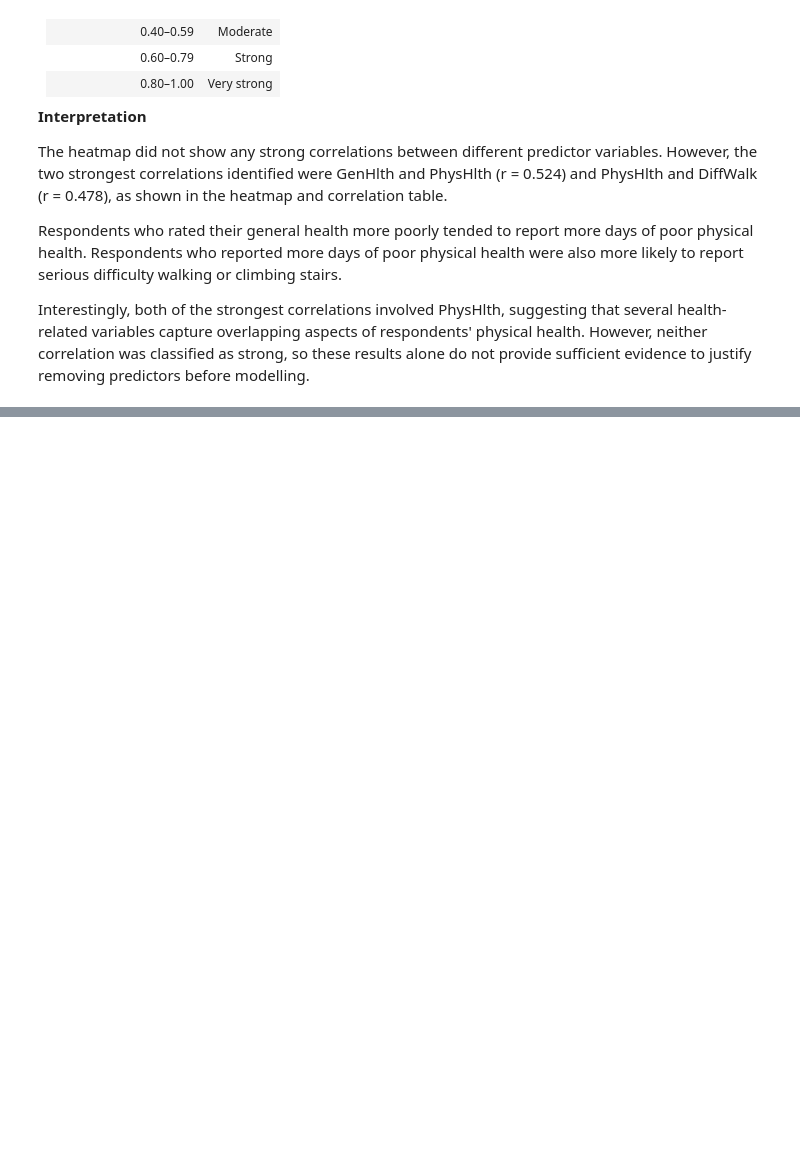
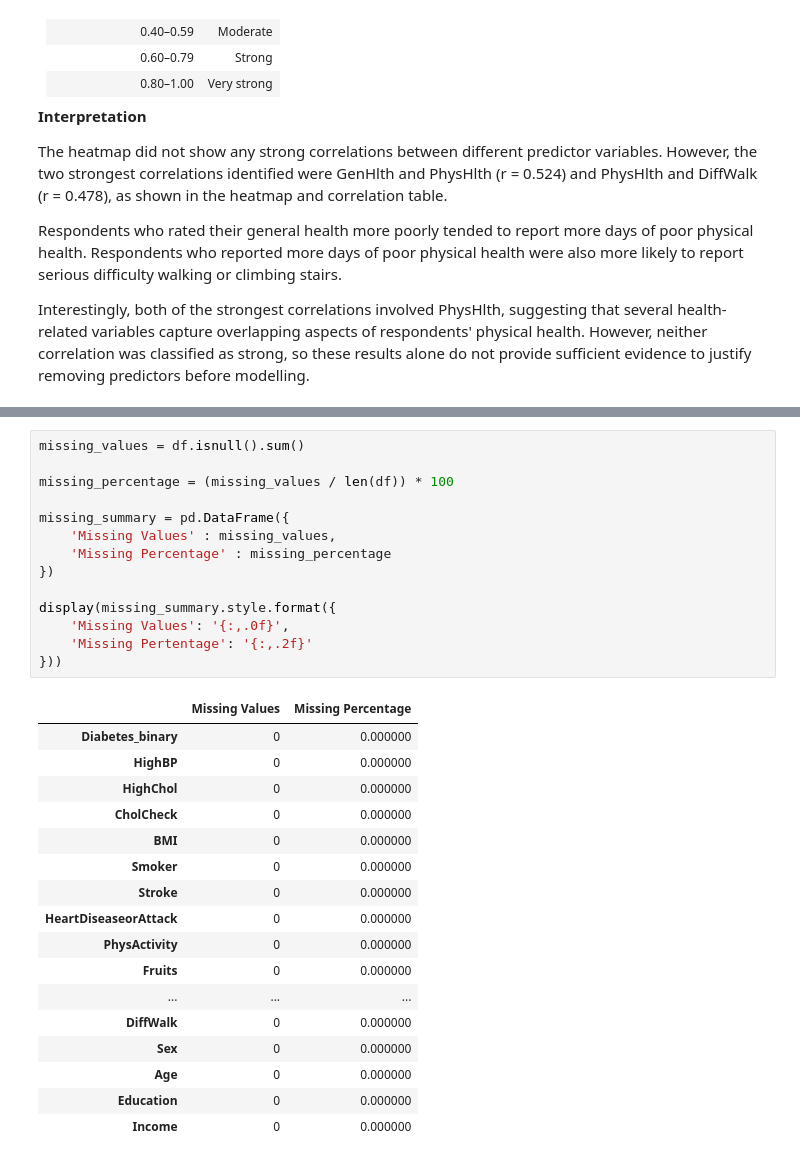
Before and after one commit to Ahmad-1031/DA_CA2, a Jupyter notebook: Notebooks/diabetes_crisp_dm.ipynb, the cells around one changed output, grey strips where cells are left out. Cells and saved outputs as stored; diff of their text form; blank space fills up the shorter version.

Commit message:
Completed Data Understanding

```diff
--- a/Notebooks/diabetes_crisp_dm.ipynb
+++ b/Notebooks/diabetes_crisp_dm.ipynb
@@ -1004,0 +1014,32 @@ Interestingly, both of the strongest correlations involved PhysHlth, suggesting
+# %%
+missing_values = df.isnull().sum()
+
+missing_percentage = (missing_values / len(df)) * 100
+
+missing_summary = pd.DataFrame({
+    'Missing Values' : missing_values,
+    'Missing Percentage' : missing_percentage
+})
+
+display(missing_summary.style.format({
+    'Missing Values': '{:,.0f}',
+    'Missing Pertentage': '{:,.2f}'
+}))
+# %% [output]
+|  | Missing Values | Missing Percentage |
+| Diabetes_binary | 0 | 0.000000 |
+| HighBP | 0 | 0.000000 |
+| HighChol | 0 | 0.000000 |
+| CholCheck | 0 | 0.000000 |
+| BMI | 0 | 0.000000 |
+| Smoker | 0 | 0.000000 |
+| Stroke | 0 | 0.000000 |
+| HeartDiseaseorAttack | 0 | 0.000000 |
+| PhysActivity | 0 | 0.000000 |
+| Fruits | 0 | 0.000000 |
+| ... | ... | ... |
+| DiffWalk | 0 | 0.000000 |
+| Sex | 0 | 0.000000 |
+| Age | 0 | 0.000000 |
+| Education | 0 | 0.000000 |
+| Income | 0 | 0.000000 |
```
Also changed, not shown: parts of 16 cells of this notebook.
